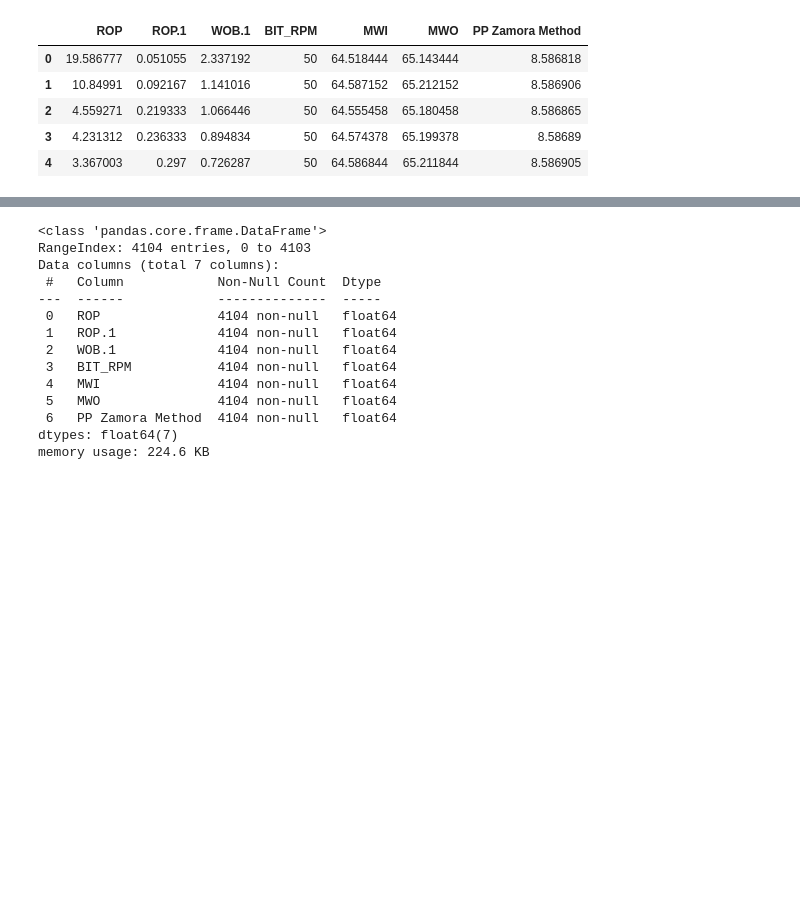
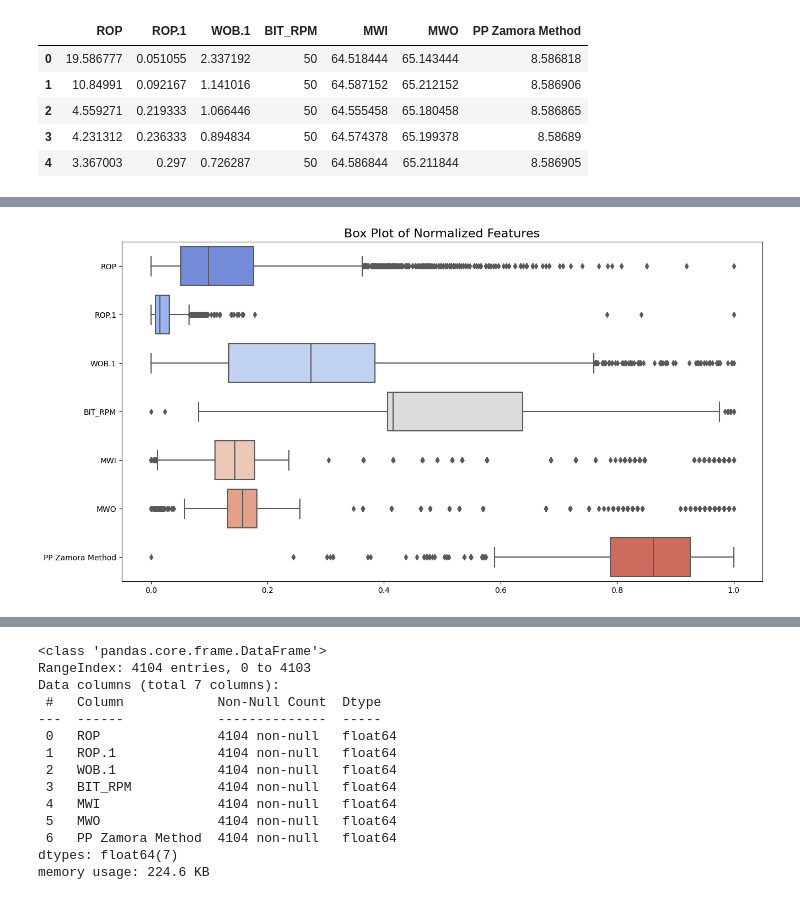
Before and after one commit to Naominour/Drilling, a Jupyter notebook: drilling.ipynb, the cells around one changed output, grey strips where cells are left out. Drawn from its saved outputs; the diff is of its cells as text; code cells hidden in the pictures; blank space fills up the shorter version.

```diff
--- a/drilling.ipynb
+++ b/drilling.ipynb
@@ -42,0 +62,7 @@ for column in numeric_columns:
+# %%
+plt.figure(figsize=(15, 8))
+sns.boxplot(data=df_normalized, orient='h', palette="coolwarm")
+plt.title("Box Plot of Normalized Features", fontsize=16)
+plt.show()
+# %% [output]
+[figure, added]
```
Also changed, not shown: parts of 3 cells of this notebook.
